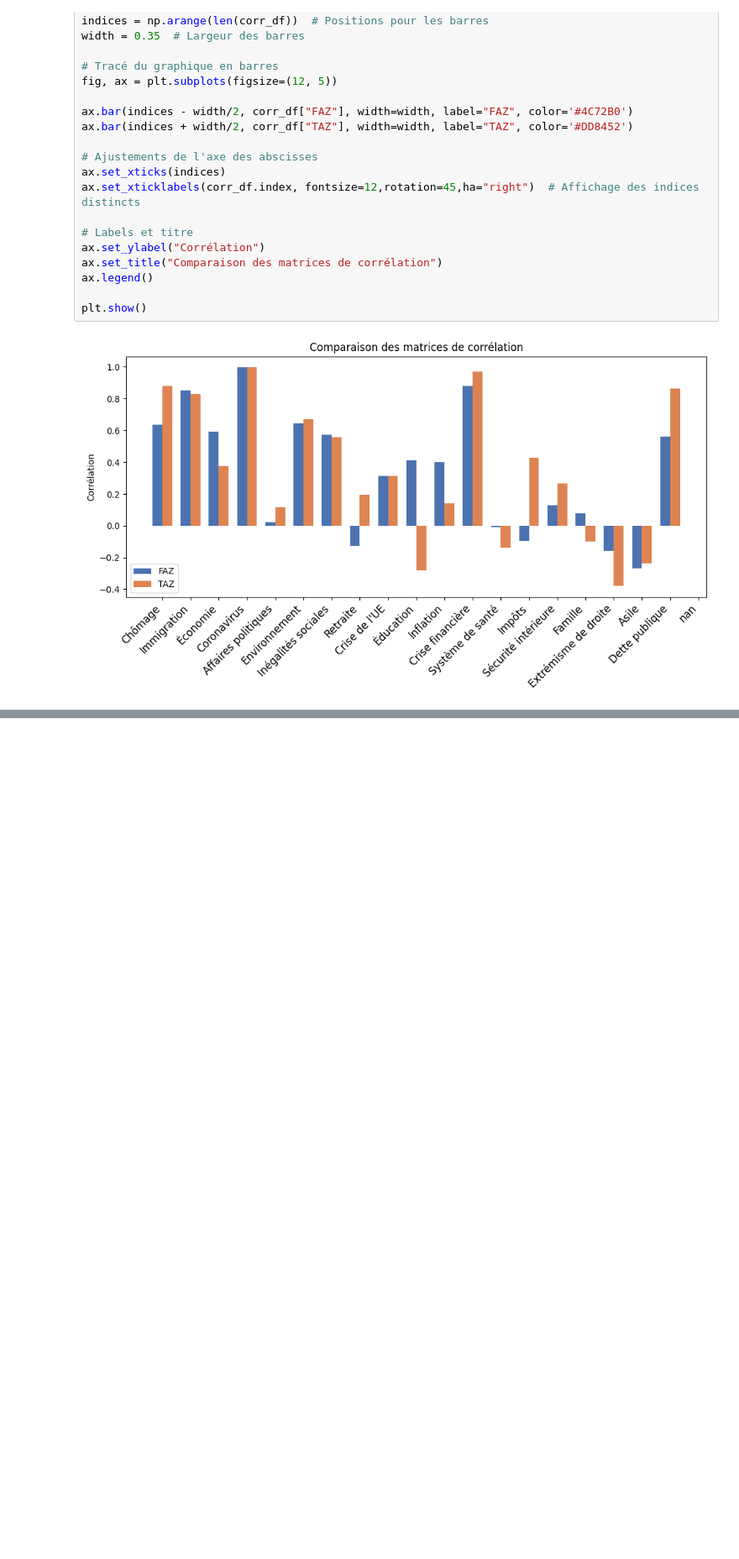
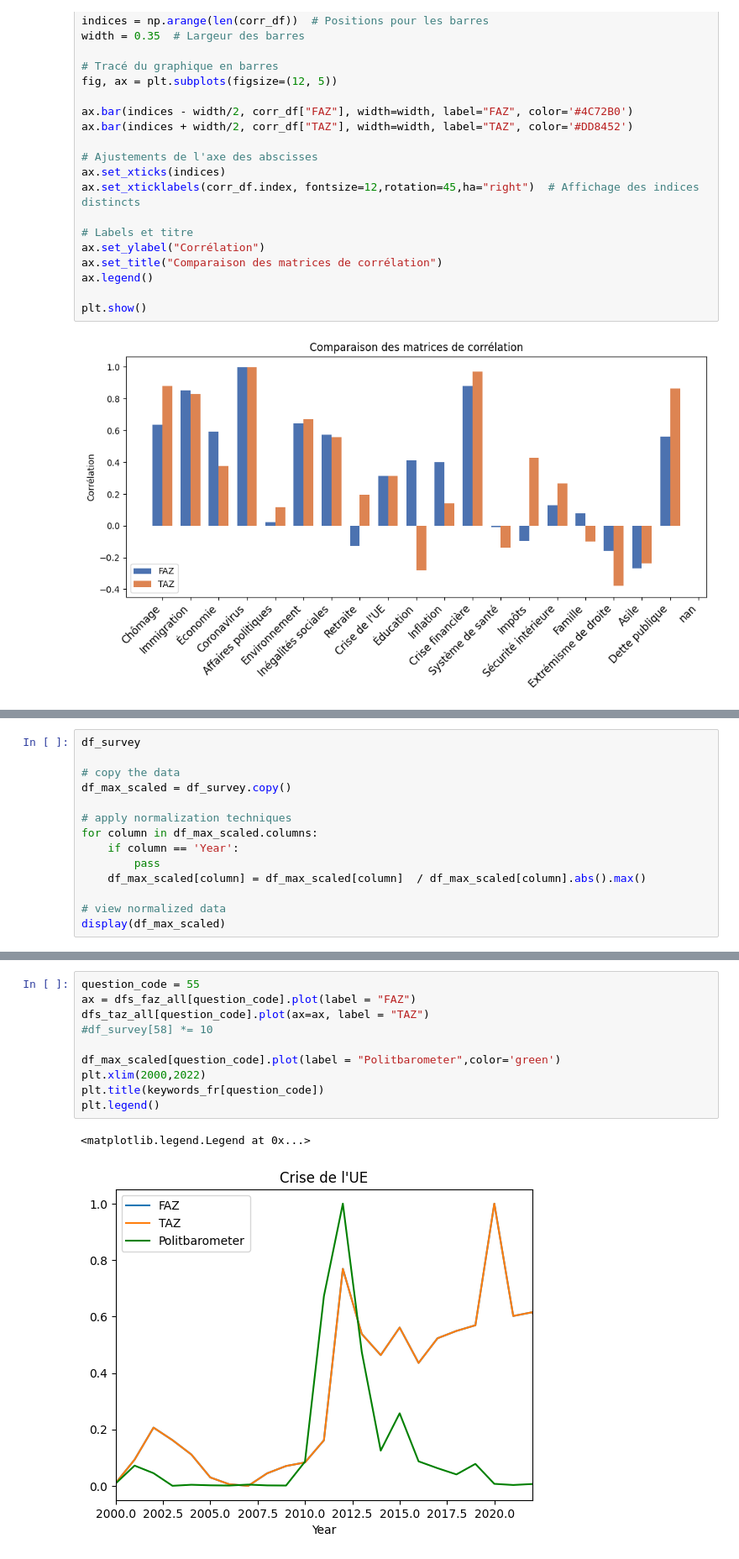
Before and after one commit to atg205/VoteMax, a Jupyter notebook: model_survey.ipynb, the cells around one changed output, grey strips where cells are left out. Shown: that part at 84% size. Drawn from its saved outputs; the diff is of its cells as text; blank space fills up the shorter version.

```diff
--- a/model_survey.ipynb
+++ b/model_survey.ipynb
@@ -482,0 +306,14 @@ dtype: float64
+# %%
+df_survey
+
+# copy the data
+df_max_scaled = df_survey.copy()
+
+# apply normalization techniques
+for column in df_max_scaled.columns:
+    if column == 'Year':
+        pass
+    df_max_scaled[column] = df_max_scaled[column]  / df_max_scaled[column].abs().max()
+
+# view normalized data
+display(df_max_scaled)
@@ -482,0 +339,13 @@ dtype: float64
+# %%
+question_code = 55
+ax = dfs_faz_all[question_code].plot(label = "FAZ")
+dfs_taz_all[question_code].plot(ax=ax, label = "TAZ")
+#df_survey[58] *= 10
+
+df_max_scaled[question_code].plot(label = "Politbarometer",color='green')
+plt.xlim(2000,2022)
+plt.title(keywords_fr[question_code])
+plt.legend()
+# %% [output]
+<matplotlib.legend.Legend at 0x...>
+[figure, added]
```
Also changed, not shown: parts of 5 cells of this notebook, 2 other files.
